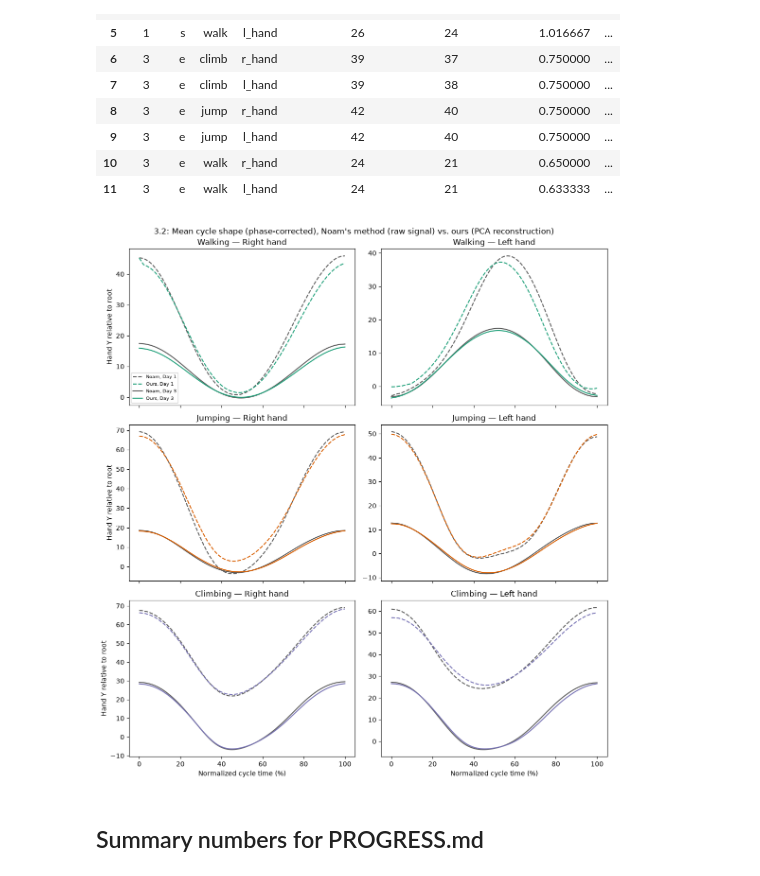
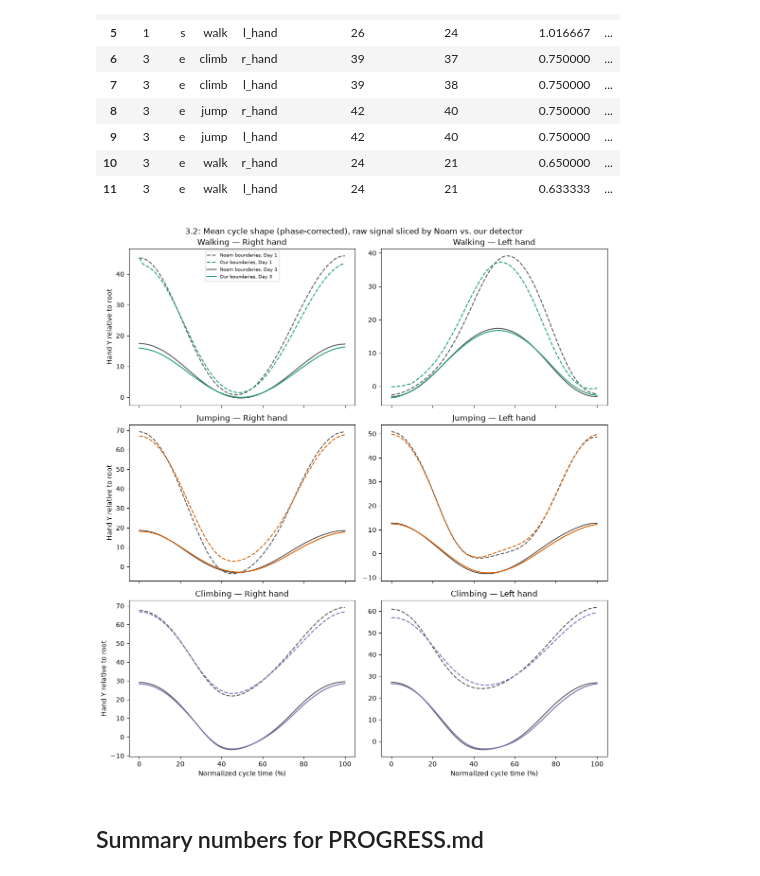
Before and after one commit to Motor-Learning-Lab/phase-coordinates, a Jupyter notebook: notebooks/gorilla_tag_analysis/02_compare_noam.ipynb, the cells around one changed output. Drawn from its saved outputs; the diff is of its cells as text; code cells hidden in the pictures.

```diff
--- a/notebooks/gorilla_tag_analysis/02_compare_noam.ipynb
+++ b/notebooks/gorilla_tag_analysis/02_compare_noam.ipynb
@@ -274,6 +485,14 @@ signal, so the two mean curves are directly comparable.
 # %%
 primary_rows = (RUNS_DF.sort_values("run_duration_sec", ascending=False)
                 .groupby(["day", "part", "skill"], as_index=False).first())
+
+def resample_raw_cycle(segment, n_points=100):
+    """Resample a finite raw cycle to a common time base."""
+    segment = np.asarray(segment, dtype=float)
+    if len(segment) < 2 or not np.isfinite(segment).all():
+        return None
+    return np.interp(np.linspace(0, 1, n_points), np.linspace(0, 1, len(segment)), segment)
+
 
 comparison_rows = []
 mean_shapes = {}  # (day, part, skill, hand) -> {"noam": arr, "ours": arr}
@@ -285,10 +504,7 @@ for _, prow in primary_rows.iterrows():
         if key not in PCA_CACHE:
             continue
         entry = PCA_CACHE[key]
-        pca_cycles = entry["cycles"]  # original per-cycle PCA plane fits -- used only for reconstruction
         samples = entry["samples"]
-        if pca_cycles.empty:
-            continue
 
         phase_arr = samples["phase"].to_numpy()
         ref = phase_reference(skill, hand)
@@ -308,19 +524,12 @@ for _, prow in primary_rows.iterrows():
                                       if noam_cycles else np.nan),
         })
 
-        if noam_cycles:
-            noam_mean = np.nanmean(np.vstack([c["y_cycle_norm"] for c in noam_cycles]), axis=0)
-        else:
-            noam_mean = None
+        noam_norm_cycles = [resample_raw_cycle(c["y_cycle_raw"]) for c in noam_cycles]
+        noam_norm_cycles = [cycle for cycle in noam_norm_cycles if cycle is not None]
+        noam_mean = np.nanmean(np.vstack(noam_norm_cycles), axis=0) if noam_norm_cycles else None
 
-        X_hat = reconstruct_phase_coordinates(samples, pca_cycles)
-        y_hat = X_hat[:, 1]  # hand.y-relative-to-root is column index 1
-        our_norm_cycles = []
-        for s, e in our_windows:
-            seg = y_hat[s:e]
-            if not np.isfinite(seg).all() or len(seg) < 2:
-                continue
-            our_norm_cycles.append(np.interp(np.linspace(0, 1, 100), np.linspace(0, 1, len(seg)), seg))
+        our_norm_cycles = [resample_raw_cycle(raw[s:e]) for s, e in our_windows]
+        our_norm_cycles = [cycle for cycle in our_norm_cycles if cycle is not None]
         our_mean = np.nanmean(np.vstack(our_norm_cycles), axis=0) if our_norm_cycles else None
 
         mean_shapes[(day, part, skill, hand)] = {"noam": noam_mean, "ours": our_mean}
@@ -344,36 +553,36 @@ comparison_df
 # %%
 fig, axes = plt.subplots(3, 2, figsize=(11, 12), sharex=True)
 for i, skill in enumerate(["walk", "jump", "climb"]):
     for j, hand in enumerate(["r_hand", "l_hand"]):
         ax = axes[i, j]
         any_plotted = False
         for (day, part, sk, hd), shapes in mean_shapes.items():
             if sk != skill or hd != hand:
                 continue
             t = np.linspace(0, 100, 100)
             if shapes["noam"] is not None:
                 ax.plot(t, shapes["noam"], color="0.35", linestyle=P.DAY_LINESTYLES[day],
-                        label=f"Noam, Day {day}")
+                        label=f"Noam boundaries, Day {day}")
                 any_plotted = True
             if shapes["ours"] is not None:
                 ax.plot(t, shapes["ours"], color=P.SKILL_COLORS[skill], linestyle=P.DAY_LINESTYLES[day],
-                        label=f"Ours, Day {day}")
+                        label=f"Our boundaries, Day {day}")
                 any_plotted = True
         ax.set_title(f"{P.SKILL_LABELS[skill]} — {P.HAND_LABELS[hand]}")
         if not any_plotted:
             ax.text(0.5, 0.5, "no data", ha="center", va="center", transform=ax.transAxes)
         if i == 0 and j == 0:
             ax.legend(fontsize=7)
 axes[-1, 0].set_xlabel("Normalized cycle time (%)")
 axes[-1, 1].set_xlabel("Normalized cycle time (%)")
 for ax in axes[:, 0]:
     ax.set_ylabel("Hand Y relative to root")
-fig.suptitle("3.2: Mean cycle shape (phase-corrected), Noam's method (raw signal) vs. ours (PCA reconstruction)")
+fig.suptitle("3.2: Mean cycle shape (phase-corrected), raw signal sliced by Noam vs. our detector")
 fig.tight_layout()
 P.save_figure(fig, "stage3_mean_cycle_shape_comparison")
 plt.show()
 # %% [output]
-[figure, old version]
+[figure, new version]
 # %% [markdown]
 ## Summary numbers for PROGRESS.md
 # %%
```
Also changed, not shown: parts of 9 cells of this notebook, 41 other files.
